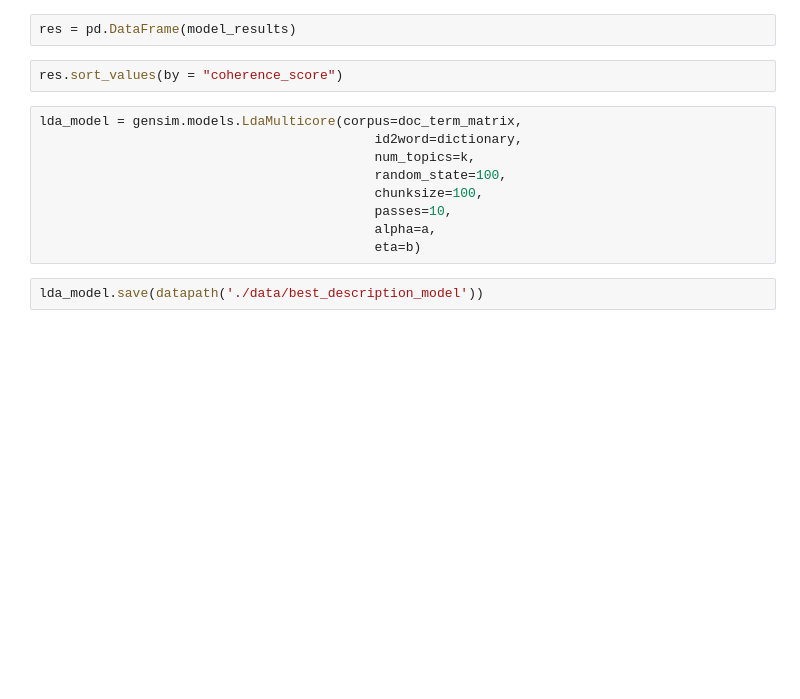
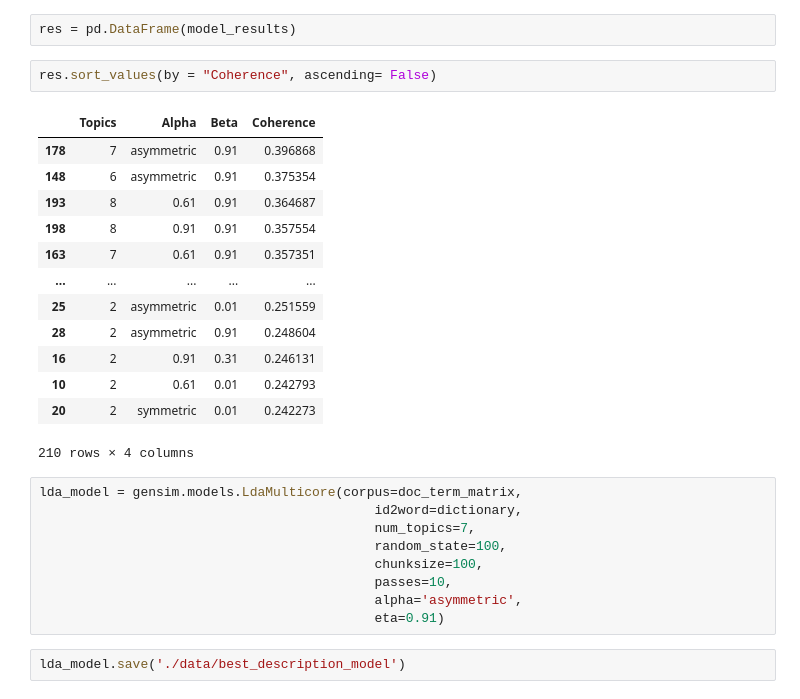
Before and after one commit to tanmaygadgil/UML-Project, a Jupyter notebook: Topic_Modeling/LDA Training.ipynb, the cells around one changed output. Drawn from its saved outputs; the diff is of its cells as text; blank space fills up the shorter version.

```diff
--- a/Topic_Modeling/LDA Training.ipynb
+++ b/Topic_Modeling/LDA Training.ipynb
@@ -229,15 +249,29 @@ pd.DataFrame(model_results).to_csv('lda_description_tuning_results.csv', index=F
 # %%
 res = pd.DataFrame(model_results)
 # %%
-res.sort_values(by = "coherence_score")
+res.sort_values(by = "Coherence", ascending= False)
+# %% [output]
+|  | Topics | Alpha | Beta | Coherence |
+| 178 | 7 | asymmetric | 0.91 | 0.396868 |
+| 148 | 6 | asymmetric | 0.91 | 0.375354 |
+| 193 | 8 | 0.61 | 0.91 | 0.364687 |
+| 198 | 8 | 0.91 | 0.91 | 0.357554 |
+| 163 | 7 | 0.61 | 0.91 | 0.357351 |
+| ... | ... | ... | ... | ... |
+| 25 | 2 | asymmetric | 0.01 | 0.251559 |
+| 28 | 2 | asymmetric | 0.91 | 0.248604 |
+| 16 | 2 | 0.91 | 0.31 | 0.246131 |
+| 10 | 2 | 0.61 | 0.01 | 0.242793 |
+| 20 | 2 | symmetric | 0.01 | 0.242273 |
+210 rows × 4 columns
 # %%
 lda_model = gensim.models.LdaMulticore(corpus=doc_term_matrix,
                                            id2word=dictionary,
-                                           num_topics=k,
+                                           num_topics=7,
                                            random_state=100,
                                            chunksize=100,
                                            passes=10,
-                                           alpha=a,
-                                           eta=b)
+                                           alpha='asymmetric',
+                                           eta=0.91)
 # %%
-lda_model.save(datapath('./data/best_description_model'))
+lda_model.save('./data/best_description_model')
```
Also changed, not shown: parts of 5 cells of this notebook, 4 other files.
